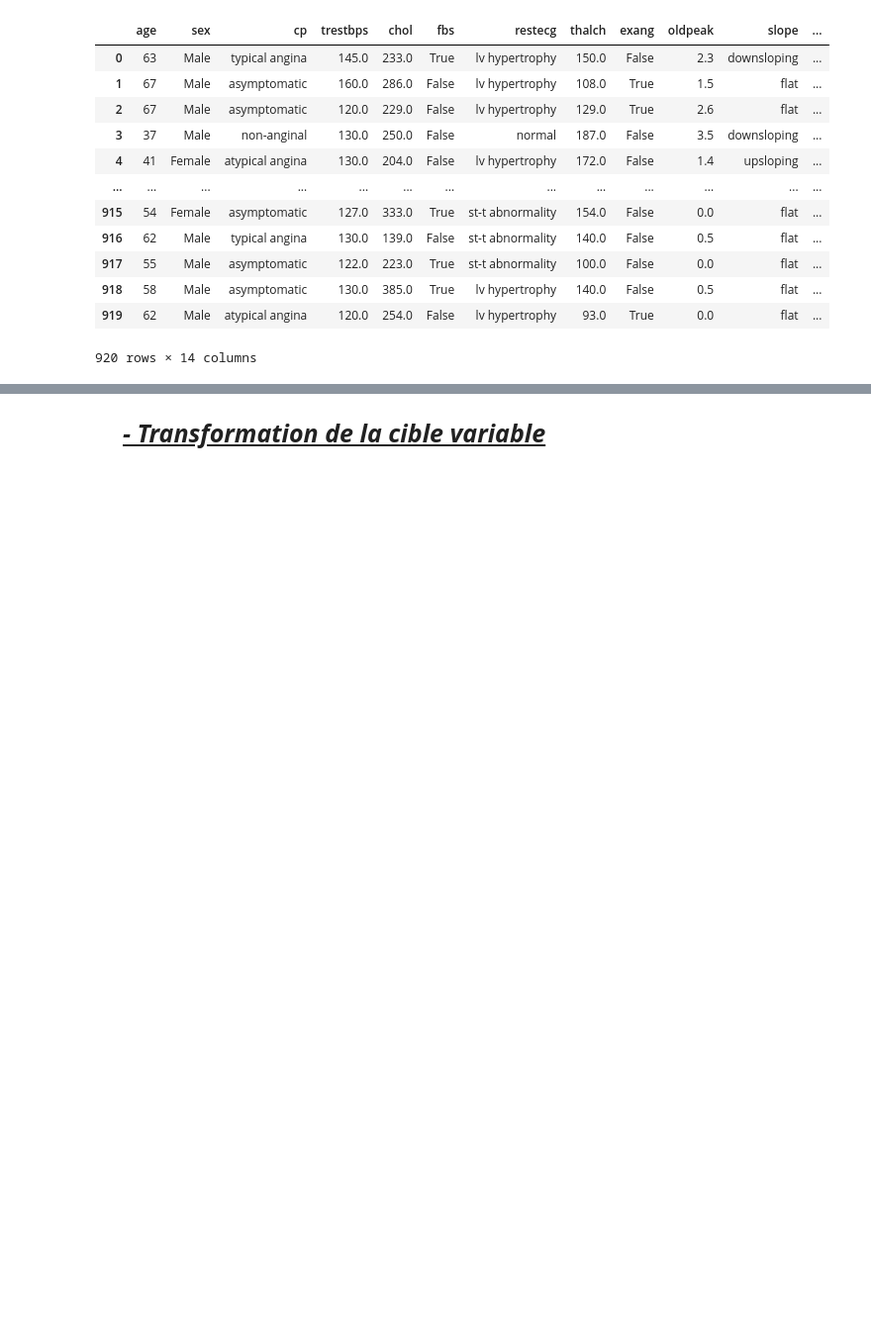
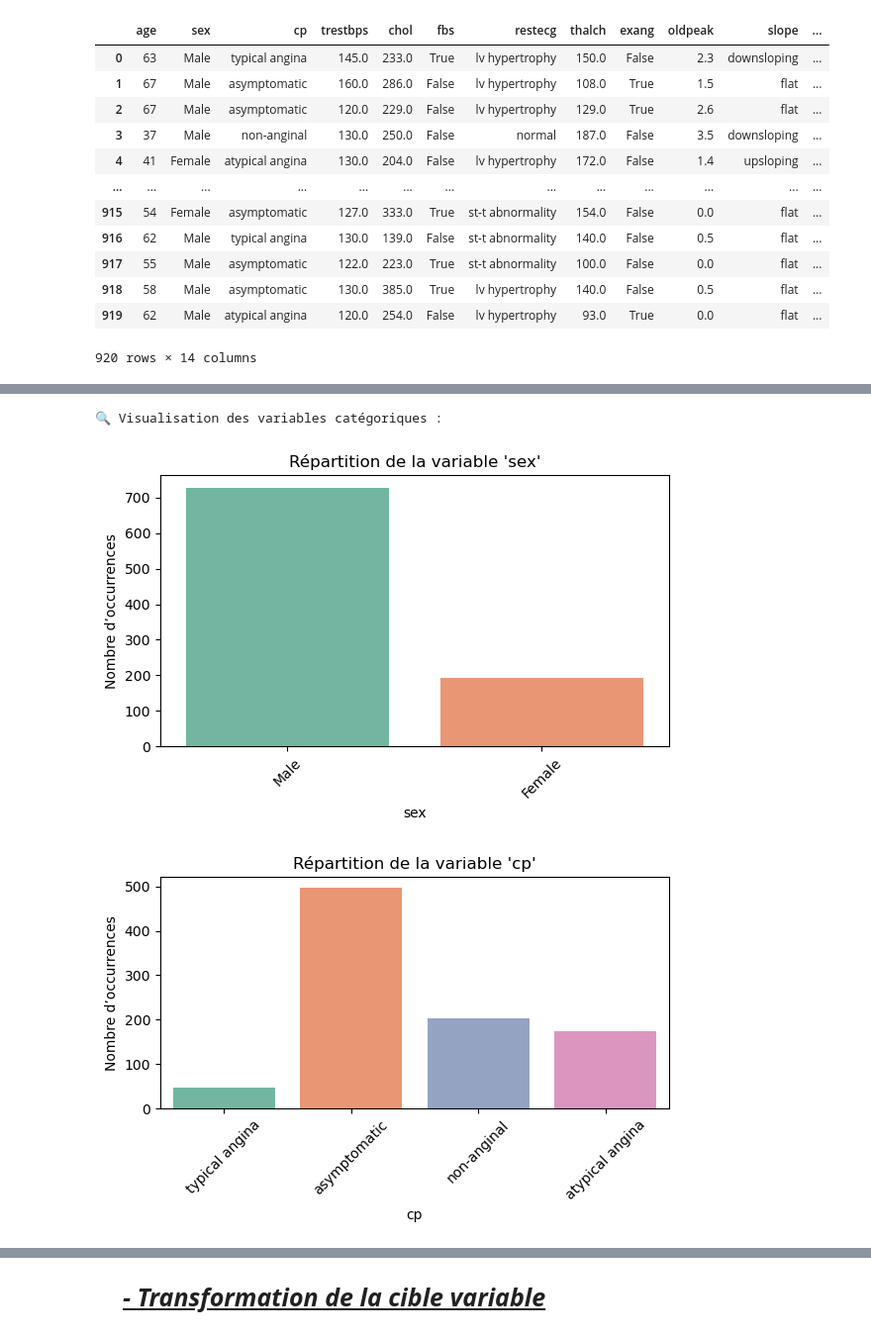
Before and after one commit to MMansourBa/Prediction-des-maladies-cardiaques, a Jupyter notebook: PROJET_ML.ipynb, the cells around one changed output, grey strips where cells are left out. Shown at 99% size. Drawn from its saved outputs; the diff is of its cells as text; code cells hidden in the pictures; blank space fills up the shorter version.

```diff
--- a/PROJET_ML.ipynb
+++ b/PROJET_ML.ipynb
@@ -231,0 +224,16 @@ plt.show()
+# %%
+print("\n🔍 Visualisation des variables catégoriques :")
+
+for col in variable_cat:
+    plt.figure(figsize=(6, 4))
+    sns.countplot(data=df, x=col, hue=col, palette='Set2', legend=False)
+    plt.title(f"Répartition de la variable '{col}'")
+    plt.xlabel(col)
+    plt.ylabel("Nombre d’occurrences")
+    plt.xticks(rotation=45)
+    plt.tight_layout()
+    plt.show()
+# %% [output]
+🔍 Visualisation des variables catégoriques :
+[figure, added]
+[figure, added]
```
Also changed, not shown: parts of 13 cells of this notebook.
